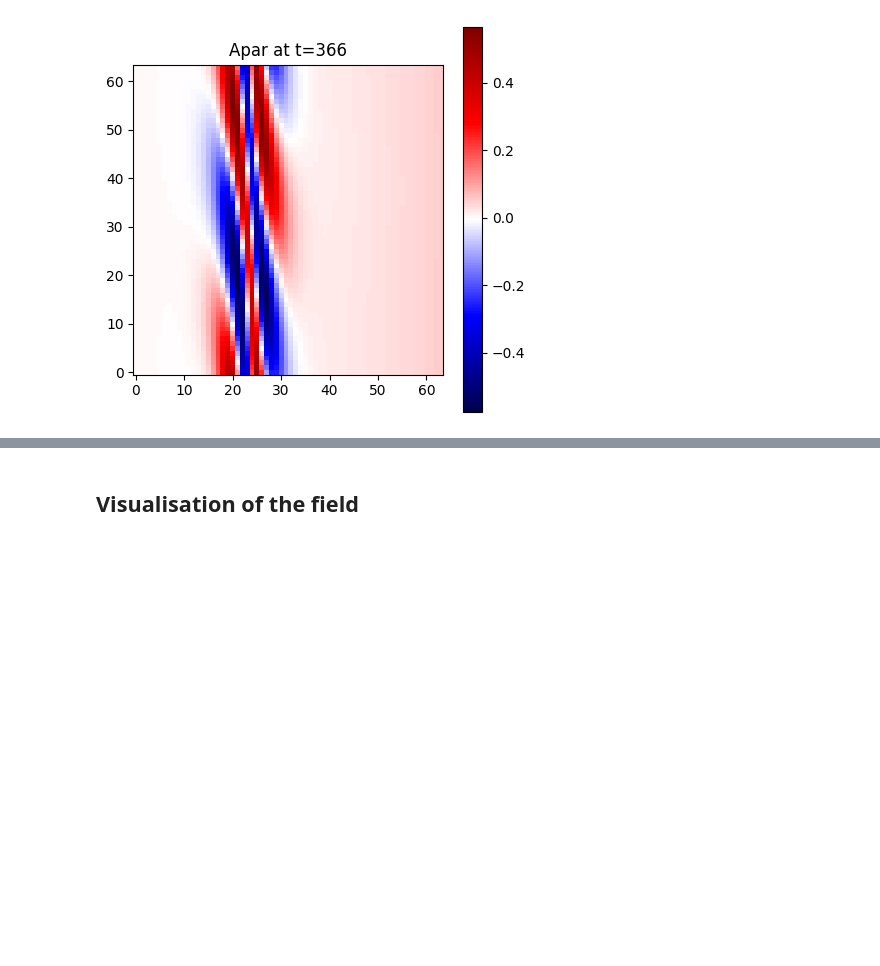
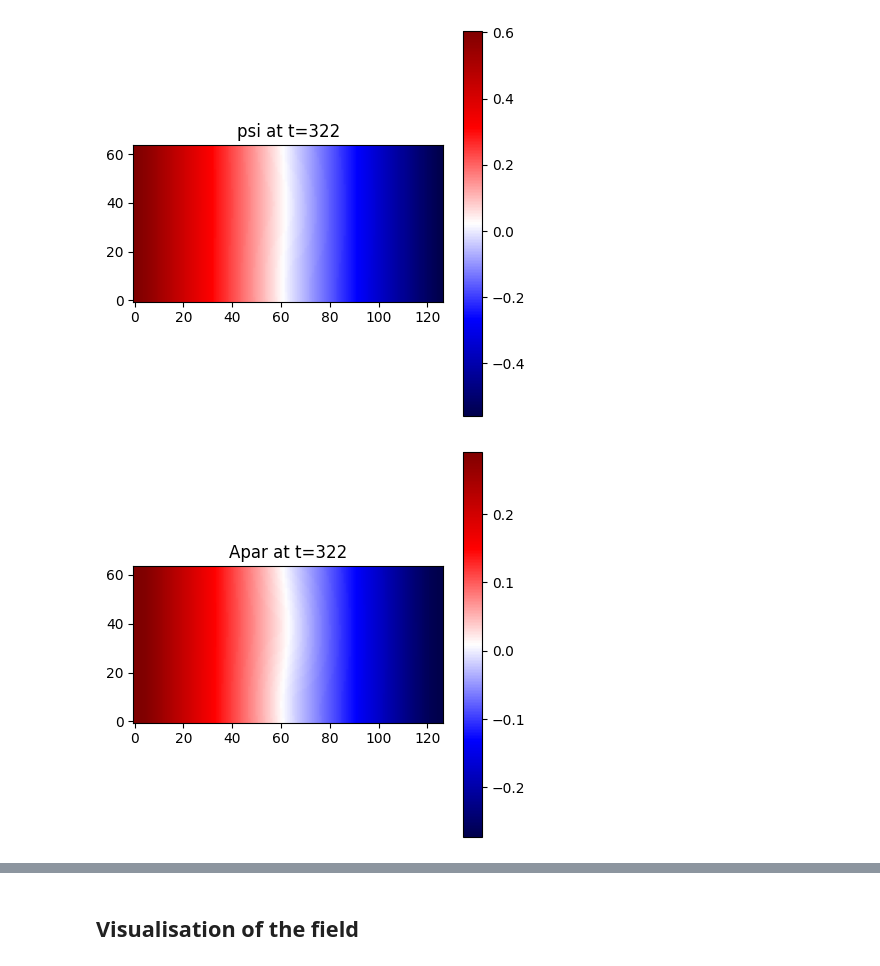
Before and after one commit to PotSergione/MHDKelvinHelmoltzControl, a Jupyter notebook: visualisation.ipynb, the cells around one changed output, grey strips where cells are left out. Saved outputs shown, nothing was run; the diff lists cells and outputs as text; code cells hidden in the pictures; blank space fills up the shorter version.

```diff
--- a/visualisation.ipynb
+++ b/visualisation.ipynb
@@ -28,3 +28,20 @@ data_omega = np.swapaxes(df.omega.values.squeeze(axis=2), 1, 2)
 data_J = np.swapaxes(df.J.values.squeeze(axis=2), 1, 2)
 data_A = np.swapaxes(df.Apar.values.squeeze(axis=2), 1, 2)
 data_phi = np.swapaxes(df.phi.values.squeeze(axis=2), 1, 2)
+data_psi_ext = np.swapaxes(df.psi_ext.values.squeeze(axis=2), 1, 2)
+# %%
+m = df.m.values.squeeze()
+q = df.q.values.squeeze()
+intensity = df.intensity.values.squeeze()
+
+cont = df.control.values.squeeze()
+
+t = np.linspace(0, 0.01*df.t.current_time_index,len(m))
+N =-2
+plt.figure(figsize=(15, 4))
+plt.plot(t[:N], cont[:N],c='k',label='interpolant')
+plt.grid()
+plt.scatter(t[:N], intensity[:N], s=10, c='r', label='intensity')
+#plt.scatter(t[:N], m[:N], s=10, c='b', label='m')
+plt.legend()
+plt.show()
@@ -31,11 +50,25 @@ data_phi = np.swapaxes(df.phi.values.squeeze(axis=2), 1, 2)
 # %%
 T=int(np.random.uniform(0, data_J.shape[0]-1))
-N = 32
-M = 128-32
+
+N = 0#32
+M = -1#128-32
 plt.figure(figsize=(5,5))
-plt.imshow(data_J[T, :, N:M], origin='lower', cmap="seismic")
+plt.imshow(-data_psi_ext[T, :, N:M]*cont[T] + data_A[T, :, N:M] , origin='lower', cmap="seismic")
+plt.colorbar()
+plt.title(f'psi at t={T}')
+plt.show()
+
+plt.figure(figsize=(5,5))
+plt.imshow(data_A[T, :, N:M] , origin='lower', cmap="seismic")
 plt.colorbar()
 plt.title(f'Apar at t={T}')
 plt.show()
+
+plt.figure(figsize=(5,5))
+plt.imshow(data_psi_ext[T, :, N:M]*cont[T], origin='lower', cmap="seismic")
+plt.colorbar()
+plt.title(f'psi_ext*control at t={T}')
+plt.show()
 # %% [output]
-[figure, old version]
+[figure, new version]
+[figure, added]
```
Also changed, not shown: parts of 5 cells of this notebook, 4 other files.
